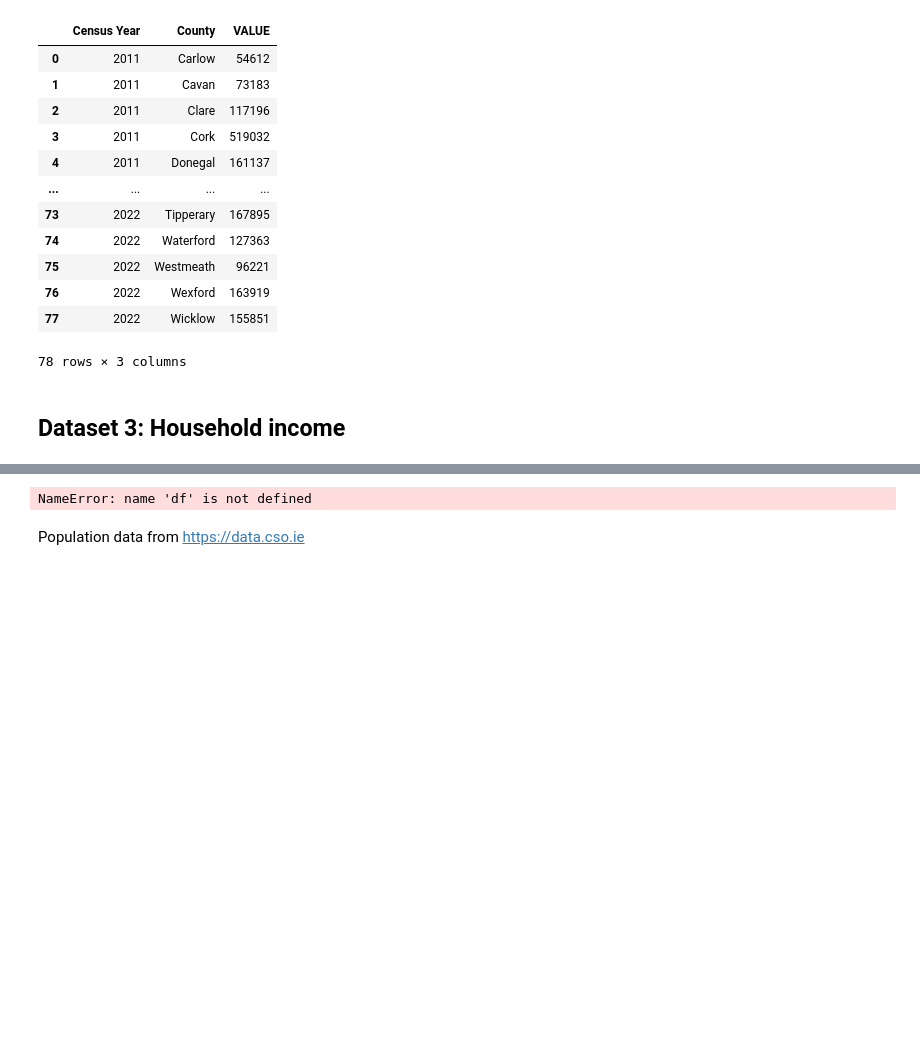
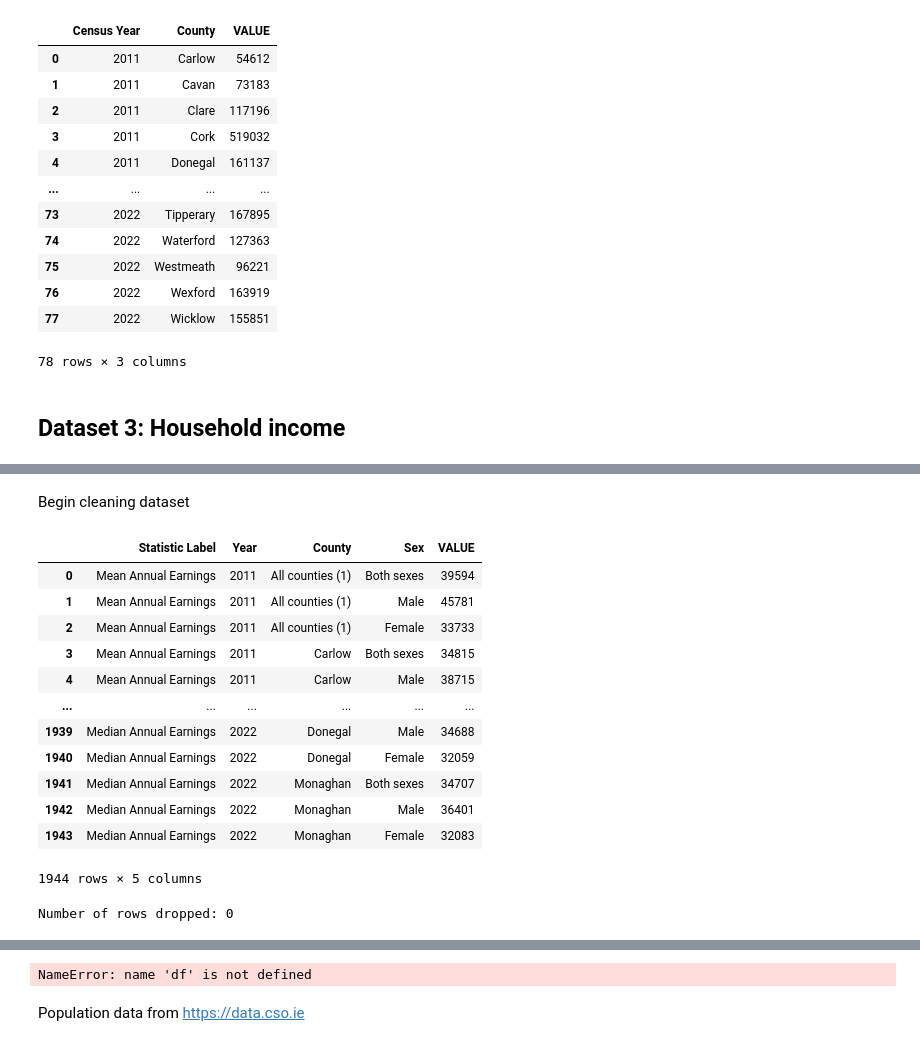
Before and after one commit to liamdkn/DataScience, a Jupyter notebook: RTB Ireland Rent Analysis/rent-analysis.ipynb, the cells around one changed output, grey strips where cells are left out. Saved outputs shown, nothing was run; the diff lists cells and outputs as text; code cells hidden in the pictures; blank space fills up the shorter version.

```diff
--- a/RTB Ireland Rent Analysis/rent-analysis.ipynb
+++ b/RTB Ireland Rent Analysis/rent-analysis.ipynb
@@ -224,0 +240,25 @@ Calculating Mean, Mode and median for the whole data set
+# %% [markdown]
+Begin cleaning dataset
+# %%
+income_df.drop(columns=["UNIT"], inplace=True) #drop columns and store in current data frame
+income_df #display data frame with removed columns
+# %% [output]
+|  | Statistic Label | Year | County | Sex | VALUE |
+| 0 | Mean Annual Earnings | 2011 | All counties (1) | Both sexes | 39594 |
+| 1 | Mean Annual Earnings | 2011 | All counties (1) | Male | 45781 |
+| 2 | Mean Annual Earnings | 2011 | All counties (1) | Female | 33733 |
+| 3 | Mean Annual Earnings | 2011 | Carlow | Both sexes | 34815 |
+| 4 | Mean Annual Earnings | 2011 | Carlow | Male | 38715 |
+| ... | ... | ... | ... | ... | ... |
+| 1939 | Median Annual Earnings | 2022 | Donegal | Male | 34688 |
+| 1940 | Median Annual Earnings | 2022 | Donegal | Female | 32059 |
+| 1941 | Median Annual Earnings | 2022 | Monaghan | Both sexes | 34707 |
+| 1942 | Median Annual Earnings | 2022 | Monaghan | Male | 36401 |
+| 1943 | Median Annual Earnings | 2022 | Monaghan | Female | 32083 |
+1944 rows × 5 columns
+# %%
+income_df = income_df.dropna() #drop any rows that contain null values
+rows_dropped = len(income_df) - len(income_df.dropna())
+print(f"Number of rows dropped: {rows_dropped}")
+# %% [output]
+Number of rows dropped: 0
```
Also changed, not shown: parts of 4 cells of this notebook, 7 other files.
